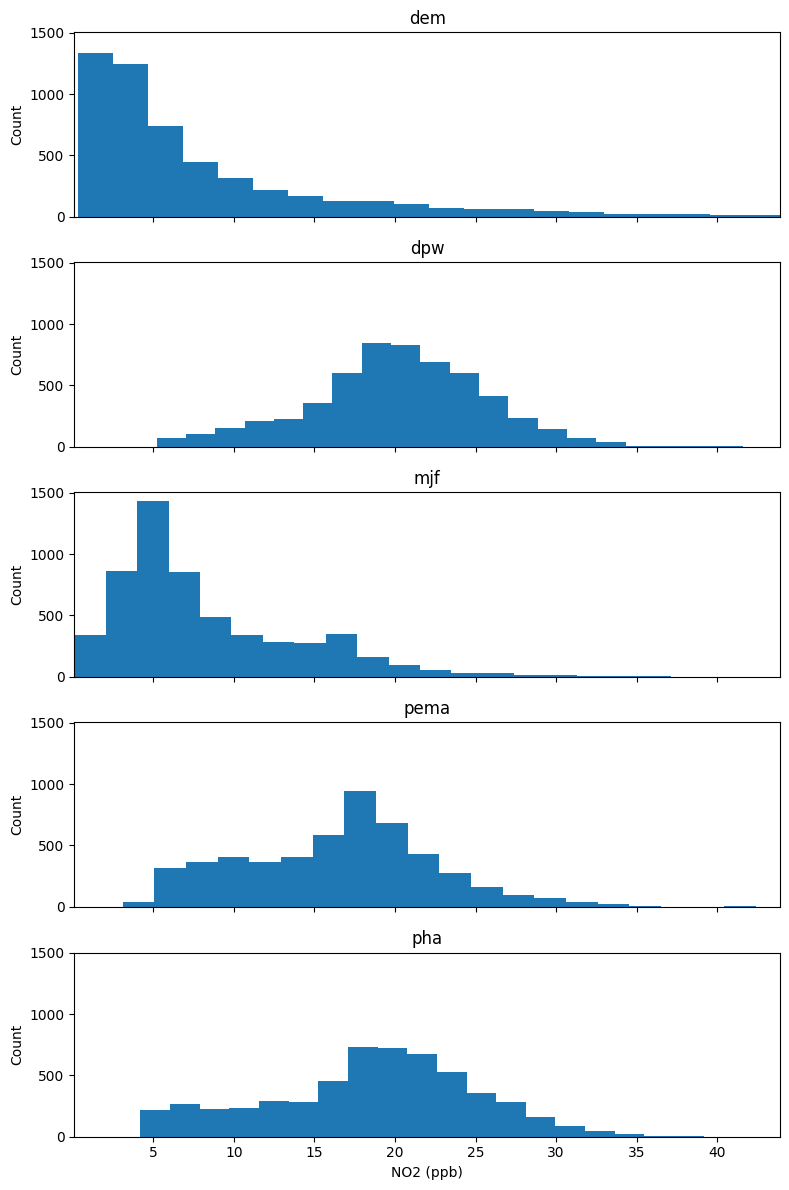
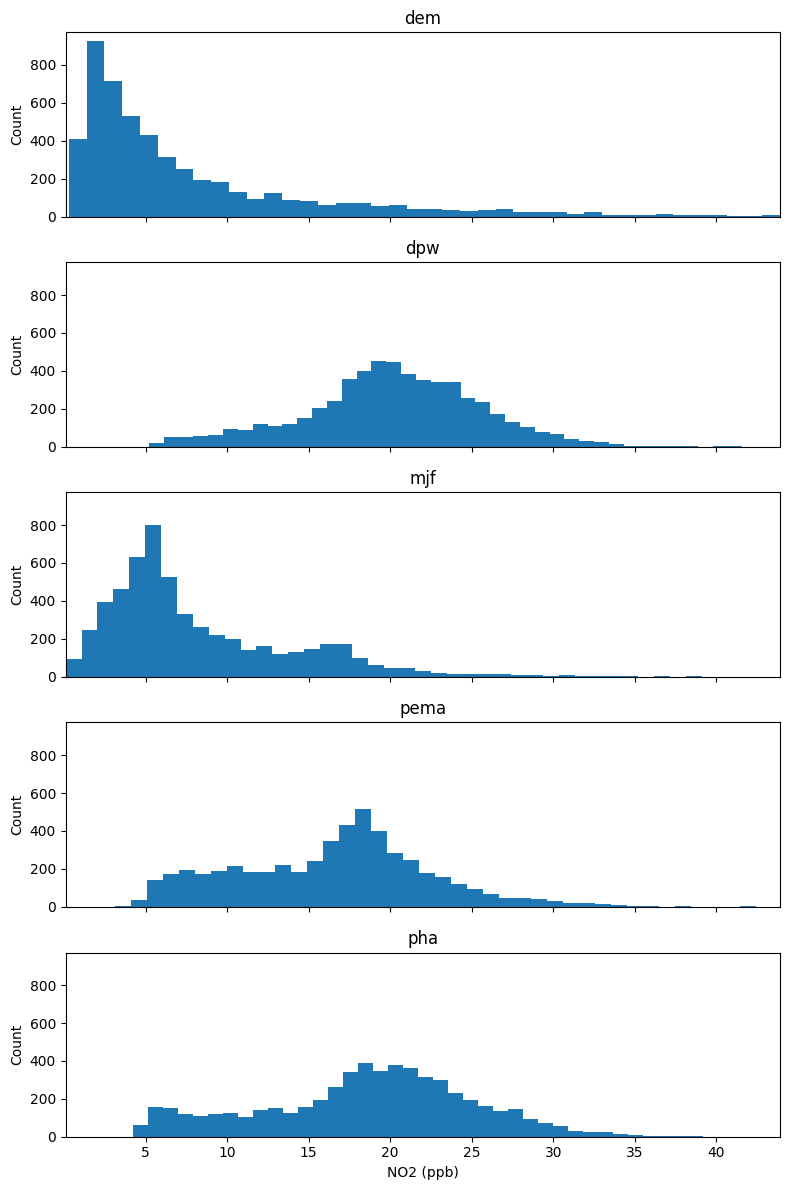
Code edit (unified diff) that turned the first committed figure into the second:
--- before
+++ after
@@ -14,5 +14,5 @@
 
 for ax, site in zip(axes, sites):
-    ax.hist(no2_df[site].dropna(), bins=20)
+    ax.hist(no2_df[site].dropna(), bins=40)
     ax.set_title(site)
     ax.set_ylabel("Count")

Commit: added dppm calibrations and fixed important calibration bug